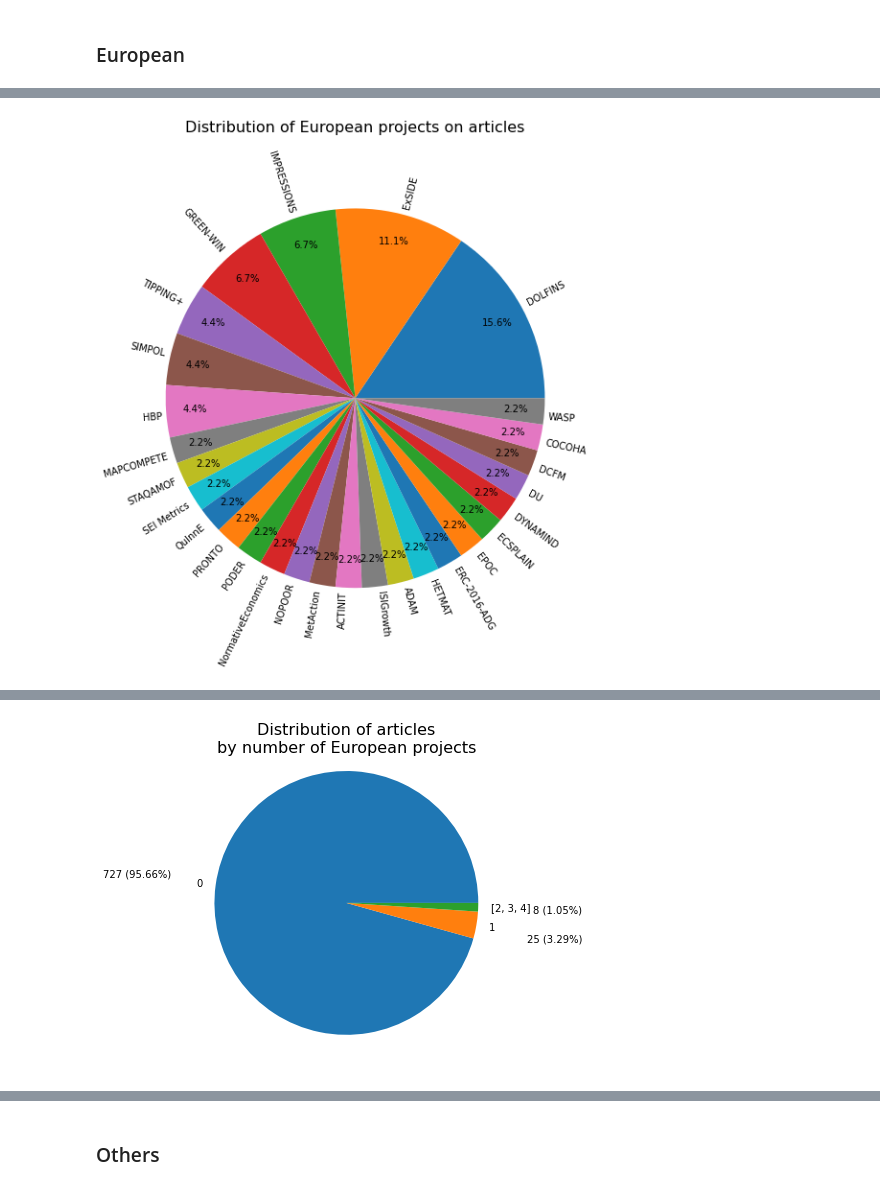
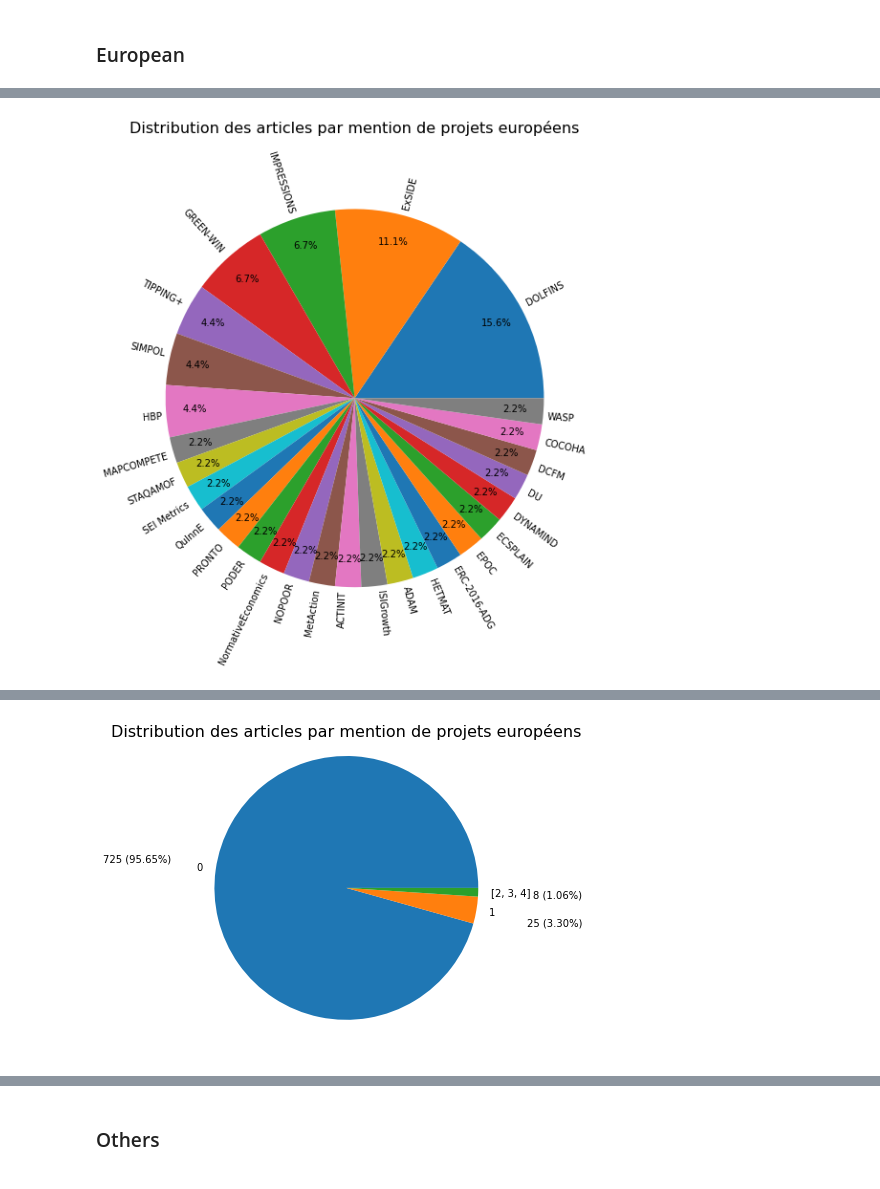
Before and after one commit to amelie-collin/Bibliometry-ces-2017-2021, a Jupyter notebook: reports/2023-hceres-ces/2023-hceres-ces.ipynb, the cells around one changed output, grey strips where cells are left out. Cells and saved outputs as stored; diff of their text form; code cells hidden in the pictures.

```diff
--- a/reports/2023-hceres-ces/2023-hceres-ces.ipynb
+++ b/reports/2023-hceres-ces/2023-hceres-ces.ipynb
@@ -39,7 +39,7 @@ Define primary constants
 # %%
 LAB_STRUCT_ID = 15080
 NON_ALPHA_NUMERIC_REGEX = re.compile('[^a-z0-9_-]', re.IGNORECASE)
-JSON_FILENAME = './result.2023-03-26T10-49.json'
+JSON_FILENAME = './result.2023-04-02T09-03.json'
 CURRENT_TIMESTAMP = datetime.datetime.now().timestamp()
 # %% [markdown]
 ## Functions
@@ -77,7 +77,7 @@ class DfOps(pd.core.frame.DataFrame):
 
     def csv(self, filename: str, index=True, **kwargs) -> 'DfOps':
         target_file = self._target_file(filename=filename, ext='csv')
-        to_csv_params = { 'index': index, **kwargs }
+        to_csv_params = { 'index': index, 'sep': ';', **kwargs }
         LOGGER.info("Export to CSV file: %s (params: %s) (number of rows: %d)", target_file, to_csv_params, len(self))
         self.to_csv(target_file, **to_csv_params)
         return self
@@ -135,11 +135,13 @@ class DfOps(pd.core.frame.DataFrame):
         plot_params: Dict[str, Any] = None,
         title_params: Dict[str, Any] = None,
         sort_params: Dict[str, Any] = None,
+        export_title: Optional[str] = None,
     ) -> 'DfOps':
         sort_by = sort_by or [ column ]
         plot_params = plot_params or {}
         title_params = title_params or {}
         sort_params = sort_params or {}
+        export_title = export_title or title
 
         result_sort_params = {**dict(by=sort_by), **sort_params}
         LOGGER.debug('Sort current dataframe for graph "%s" => sort_params=%s', title, result_sort_params)
@@ -169,7 +171,7 @@ class DfOps(pd.core.frame.DataFrame):
         LOGGER.debug('Set title "%s" of current pie graph => title_params=%s', title, result_title_params)
         axs[0].set_title(title, **result_title_params)
 
-        target_file = self._target_file(f'{title}.png', 'png').lower()
+        target_file = self._target_file(f'{export_title}.png', 'png').lower()
         LOGGER.info("Export pie graph to PNG file: %s", target_file)
         plt.figure(1).savefig(target_file, bbox_inches='tight')
         plt.show()
@@ -1018,7 +1053,7 @@ p = count_jels.sort_values(by=['count']).plot(
     y='count',
     xlabel='',
     ylabel='',
-    figsize=(12, 8),
+    figsize=(6, 8),
     fontsize=14,
     rot=0,
 )
@@ -1192,14 +1227,14 @@ funding_stats(
     columns = ['europeanProjectAcronym_s', 'europeanProjectReference_s'],
     filename = 'european_global_top',
     occurence_params = dict(
-        title = 'Distribution of European projects on articles',
+        title = 'Distribution des articles par mention de projets européens',
         figsize = (8, 8)
     ),
     occurence_title_params = dict(
         pad = 30
     ),
     repartition_params = dict(
-        title = 'Distribution of articles\nby number of European projects',
+        title = 'Distribution des articles par mention de projets européens',
         figsize = (7, 7),
         pctdistance = 1.6
     ),
@@ -1212 +1247 @@ funding_stats(
-[figure, old version]
+[figure, new version]
@@ -1218 +1253 @@ funding_stats(
-[figure, old version]
+[figure, new version]
```
Also changed, not shown: parts of 62 cells of this notebook, 7 other files.
